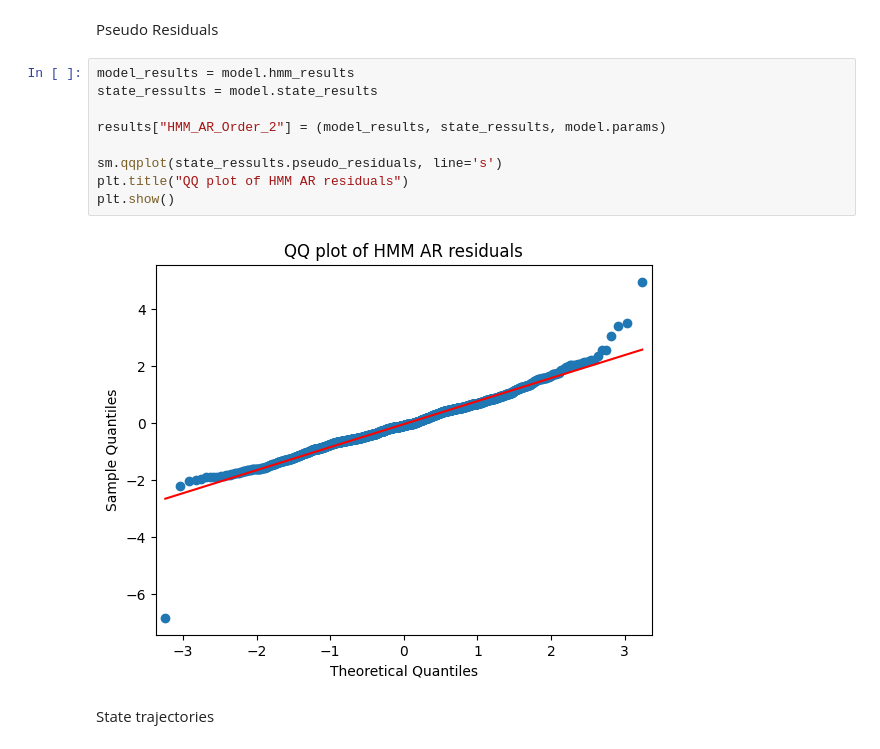
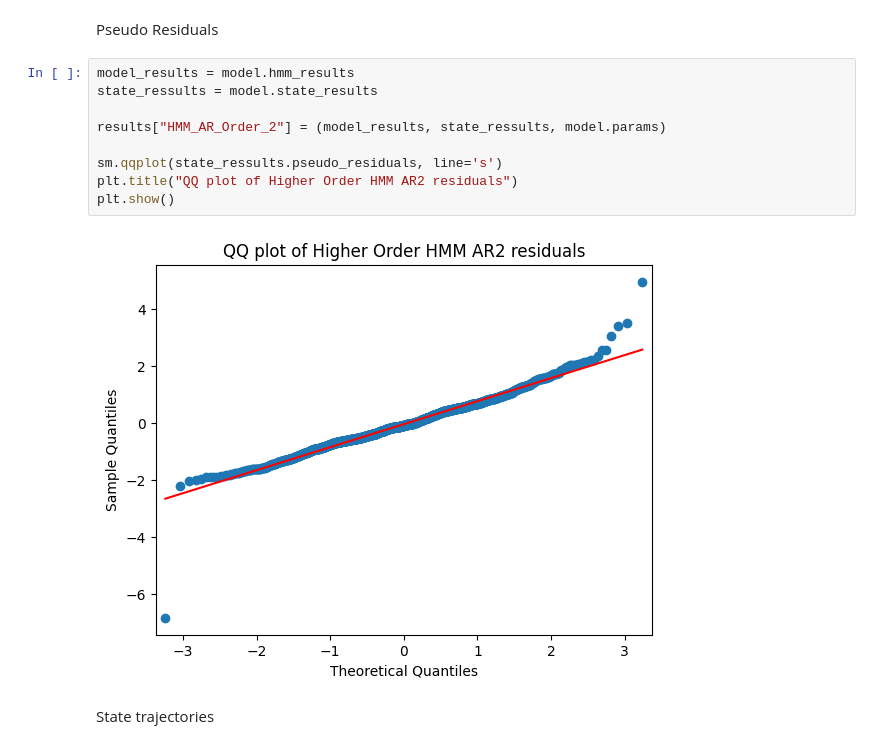
Before and after one commit to Maccen26/hmm-project, a Jupyter notebook: week8.ipynb, the cells around one changed output. Drawn from its saved outputs; the diff is of its cells as text.

```diff
--- a/week8.ipynb
+++ b/week8.ipynb
@@ -440,14 +454,14 @@ Pseudo Residuals
 # %%
 model_results = model.hmm_results
 state_ressults = model.state_results
 
 results["HMM_AR_Order_2"] = (model_results, state_ressults, model.params)
 
 sm.qqplot(state_ressults.pseudo_residuals, line='s')
-plt.title("QQ plot of HMM AR residuals")
+plt.title("QQ plot of Higher Order HMM AR2 residuals")
 plt.show()
 # %% [output]
-[figure, old version]
+[figure, new version]
 # %% [markdown]
 State trajectories
 # %%
```
Also changed, not shown: parts of 4 cells of this notebook, 2 other files.
